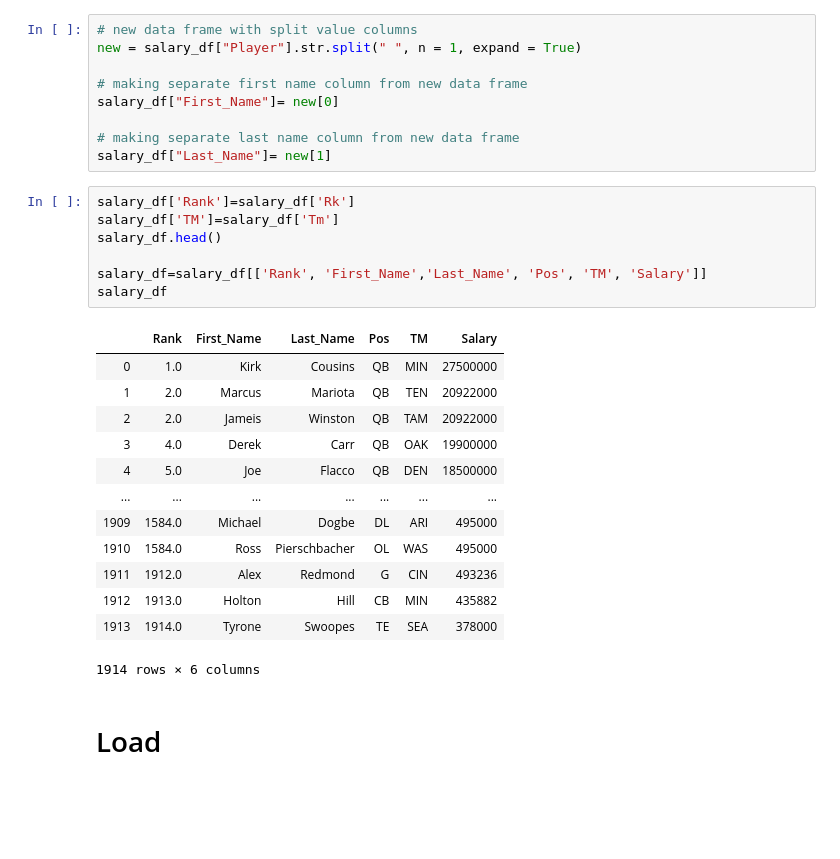
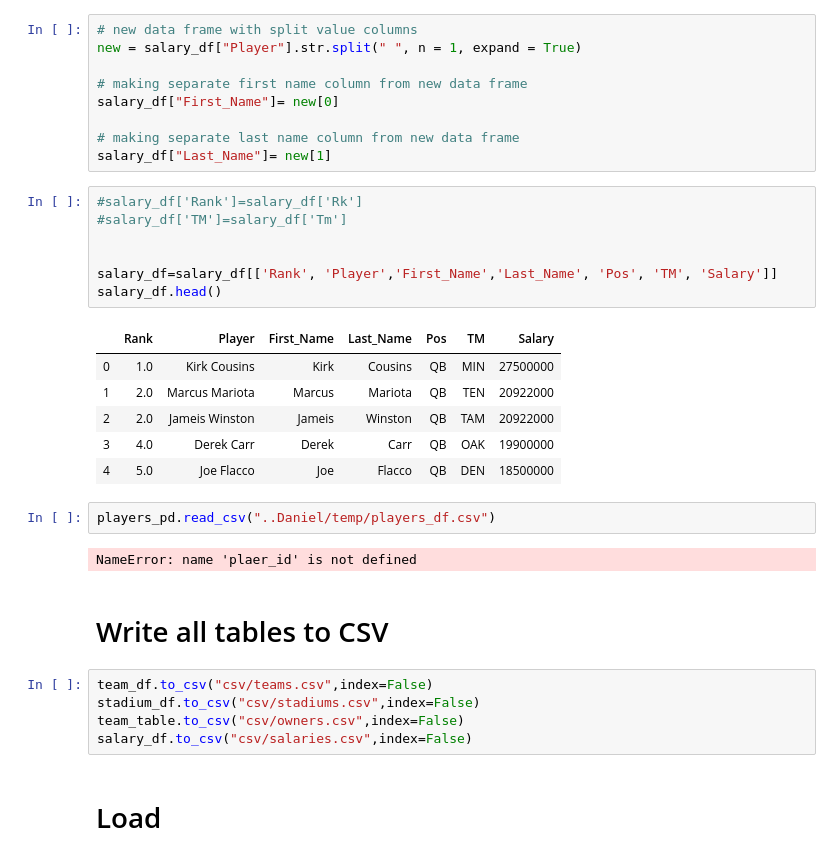
Before and after one commit to nberman12/NFL-ETL-Project, a Jupyter notebook: Nate/ETL-Project.ipynb, the cells around one changed output. Saved outputs shown, nothing was run; the diff lists cells and outputs as text; blank space fills up the shorter version.

```diff
--- a/Nate/ETL-Project.ipynb
+++ b/Nate/ETL-Project.ipynb
@@ -363,26 +395,30 @@ salary_df["First_Name"]= new[0]
 # making separate last name column from new data frame
 salary_df["Last_Name"]= new[1]
 # %%
-salary_df['Rank']=salary_df['Rk']
-salary_df['TM']=salary_df['Tm']
+#salary_df['Rank']=salary_df['Rk']
+#salary_df['TM']=salary_df['Tm']
+
+
+salary_df=salary_df[['Rank', 'Player','First_Name','Last_Name', 'Pos', 'TM', 'Salary']]
 salary_df.head()
-
-salary_df=salary_df[['Rank', 'First_Name','Last_Name', 'Pos', 'TM', 'Salary']]
-salary_df
 # %% [output]
-|  | Rank | First_Name | Last_Name | Pos | TM | Salary |
-| 0 | 1.0 | Kirk | Cousins | QB | MIN | 27500000 |
-| 1 | 2.0 | Marcus | Mariota | QB | TEN | 20922000 |
-| 2 | 2.0 | Jameis | Winston | QB | TAM | 20922000 |
-| 3 | 4.0 | Derek | Carr | QB | OAK | 19900000 |
-| 4 | 5.0 | Joe | Flacco | QB | DEN | 18500000 |
-| ... | ... | ... | ... | ... | ... | ... |
-| 1909 | 1584.0 | Michael | Dogbe | DL | ARI | 495000 |
-| 1910 | 1584.0 | Ross | Pierschbacher | OL | WAS | 495000 |
-| 1911 | 1912.0 | Alex | Redmond | G | CIN | 493236 |
-| 1912 | 1913.0 | Holton | Hill | CB | MIN | 435882 |
-| 1913 | 1914.0 | Tyrone | Swoopes | TE | SEA | 378000 |
+|  | Rank | Player | First_Name | Last_Name | Pos | TM | Salary |
+| 0 | 1.0 | Kirk Cousins | Kirk | Cousins | QB | MIN | 27500000 |
+| 1 | 2.0 | Marcus Mariota | Marcus | Mariota | QB | TEN | 20922000 |
+| 2 | 2.0 | Jameis Winston | Jameis | Winston | QB | TAM | 20922000 |
+| 3 | 4.0 | Derek Carr | Derek | Carr | QB | OAK | 19900000 |
+| 4 | 5.0 | Joe Flacco | Joe | Flacco | QB | DEN | 18500000 |
-1914 rows × 6 columns
+# %%
+players_pd.read_csv("..Daniel/temp/players_df.csv")
+# %% [output]
+NameError: name 'plaer_id' is not defined
+# %% [markdown]
+# Write all tables to CSV
+# %%
+team_df.to_csv("csv/teams.csv",index=False)
+stadium_df.to_csv("csv/stadiums.csv",index=False)
+team_table.to_csv("csv/owners.csv",index=False)
+salary_df.to_csv("csv/salaries.csv",index=False)
 # %% [markdown]
 # Load
 # %%
```
Also changed, not shown: parts of 4 cells of this notebook.
